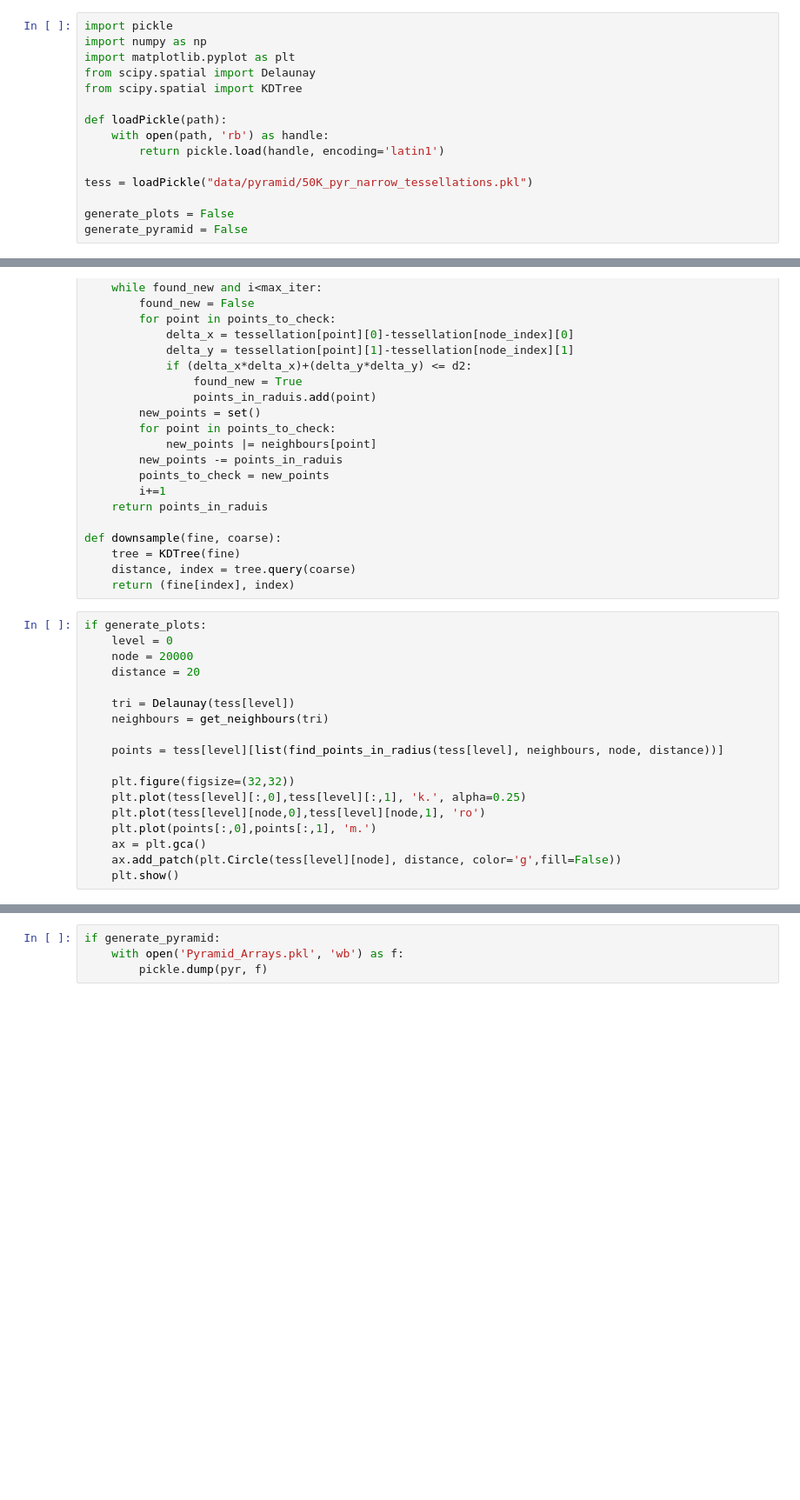
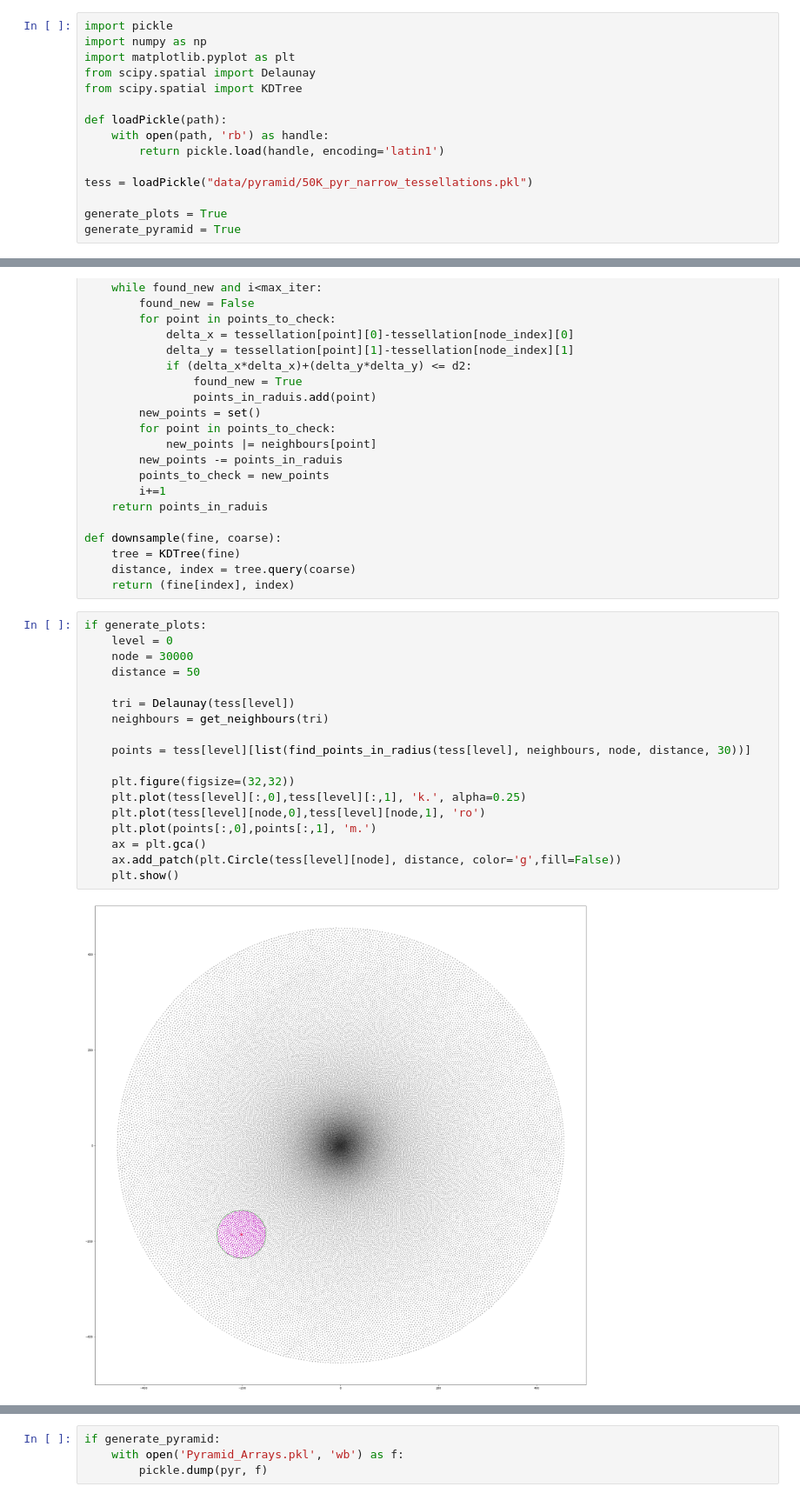
Before and after one commit to 2332575Y/RetinaV2, a Jupyter notebook: Pyramid-Generator.ipynb, the cells around one changed output, grey strips where cells are left out. Shown at 87% size. Saved outputs shown, nothing was run; the diff lists cells and outputs as text; blank space fills up the shorter version.

```diff
--- a/Pyramid-Generator.ipynb
+++ b/Pyramid-Generator.ipynb
@@ -11,8 +11,8 @@ def loadPickle(path):
 
 tess = loadPickle("data/pyramid/50K_pyr_narrow_tessellations.pkl")
 
-generate_plots = False
-generate_pyramid = False
+generate_plots = True
+generate_pyramid = True
 # %%
 def get_neighbours(triangulation):
     neighbours = [set() for _ in range(len(triangulation.points))]
@@ -69,21 +69,23 @@ def downsample(fine, coarse):
 # %%
 if generate_plots:
     level = 0
-    node = 20000
-    distance = 20
+    node = 30000
+    distance = 50
 
     tri = Delaunay(tess[level])
     neighbours = get_neighbours(tri)
 
-    points = tess[level][list(find_points_in_radius(tess[level], neighbours, node, distance))]
+    points = tess[level][list(find_points_in_radius(tess[level], neighbours, node, distance, 30))]
 
     plt.figure(figsize=(32,32))
     plt.plot(tess[level][:,0],tess[level][:,1], 'k.', alpha=0.25)
     plt.plot(tess[level][node,0],tess[level][node,1], 'ro')
     plt.plot(points[:,0],points[:,1], 'm.')
     ax = plt.gca()
     ax.add_patch(plt.Circle(tess[level][node], distance, color='g',fill=False))
     plt.show()
+# %% [output]
+[figure, added]
 # %%
 if generate_pyramid:
     alternative = [tess[0]]
```
Also changed, not shown: parts of 4 cells of this notebook, 5 other files.
